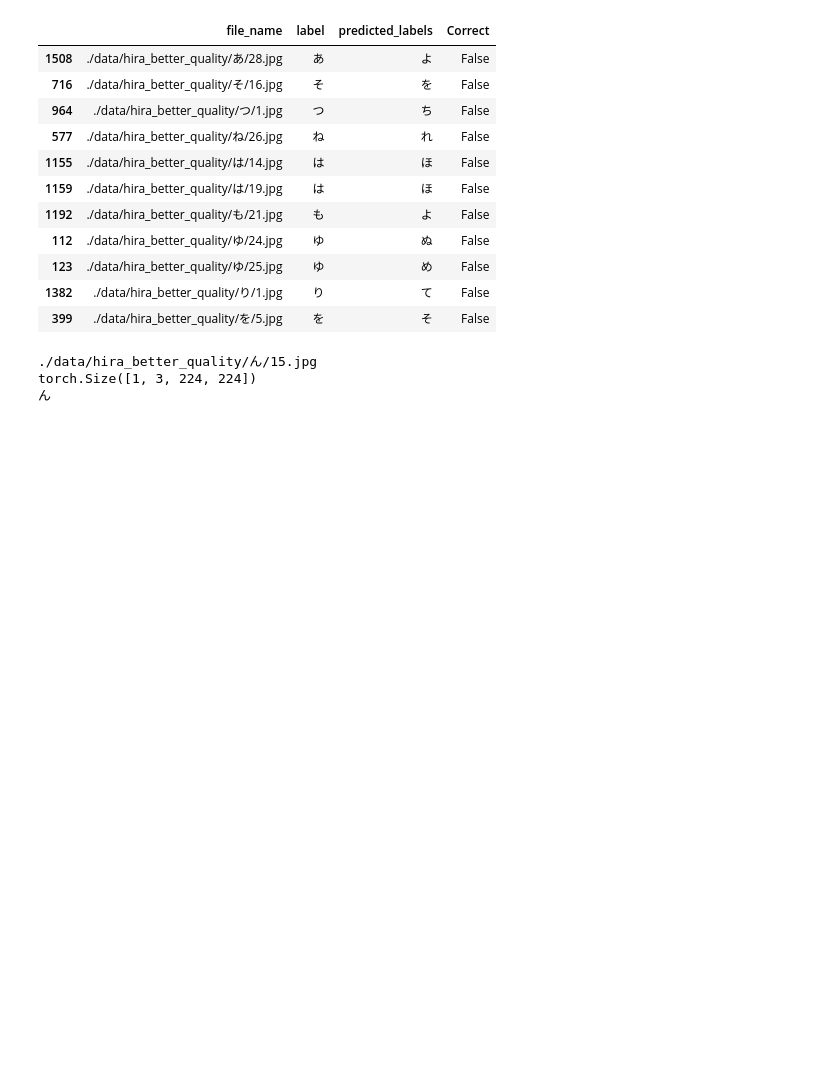
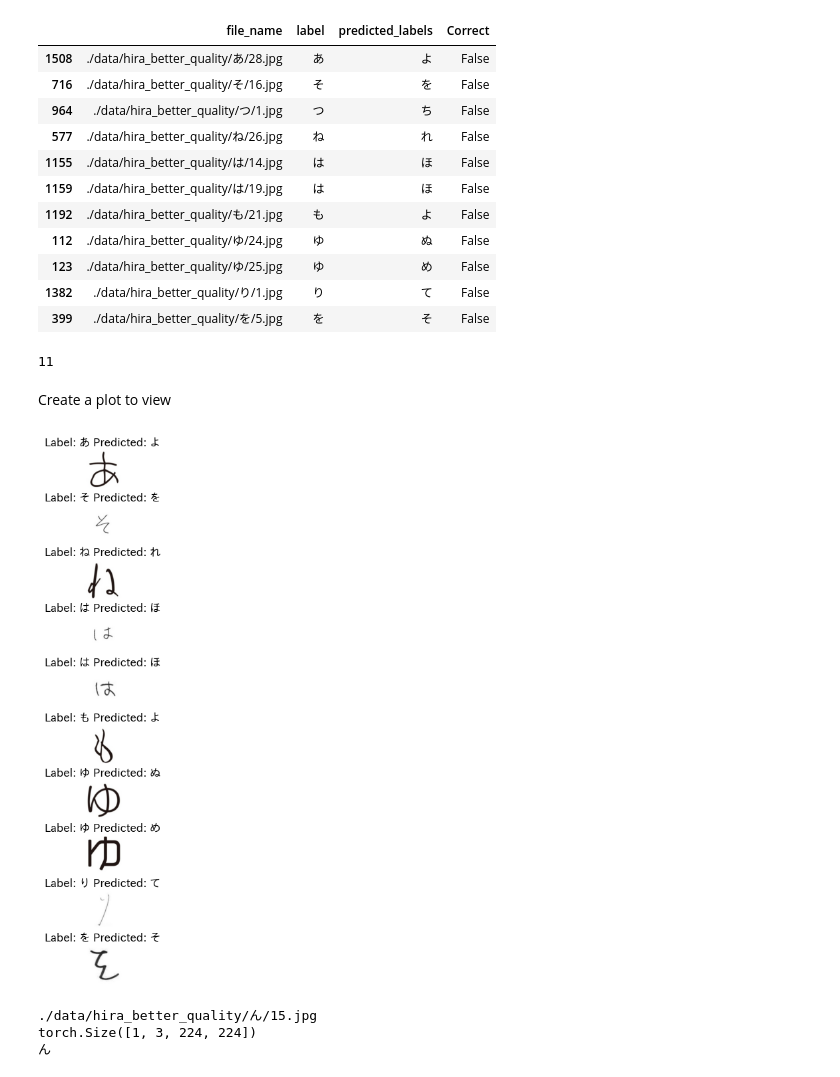
Before and after one commit to Tuan-LeHoang/hira_kata_recognition, a Jupyter notebook: Train.ipynb, the cells around one changed output. Cells and saved outputs as stored; diff of their text form; code cells hidden in the pictures; blank space fills up the shorter version.

```diff
--- a/Train.ipynb
+++ b/Train.ipynb
@@ -639,3 +639,9 @@ sort_df2
 | 123 | ./data/hira_better_quality/ゆ/25.jpg | ゆ | め | False |
 | 1382 | ./data/hira_better_quality/り/1.jpg | り | て | False |
 | 399 | ./data/hira_better_quality/を/5.jpg | を | そ | False |
+# %%
+len(sort_df2)
+# %% [output]
+11
+# %% [markdown]
+Create a plot to view
@@ -642,3 +653,36 @@ sort_df2
+# %%
+fig, axs = plt.subplots(len(sort_df2)-1, 1, figsize=(2, 10))
+
+# Iterate over the rows of the DataFrame
+i = 0
+for index, row in sort_df2.iterrows():
+    # Get the image path, label, and predicted label
+    if index == 964: continue
+    image_path = row['file_name']
+    label = row['label']
+    predicted_label = row['predicted_labels']
+
+    # Load and display the image
+    image = Image.open(image_path)
+    plt.imshow(image)
+    # print(image)
+    axs[i].imshow(image)
+    axs[i].set_title(f'Label: {label} Predicted: {predicted_label}')
+    axs[i].axis('off')
+
+    axs[i].set_xticks([])
+    axs[i].set_yticks([])
+    i+= 1
+
+# Adjust the spacing between subplots
+# plt.tight_layout()
+plt.subplots_adjust(left=0.1, right=0.9, bottom=0.1, top=0.9, wspace=0.2, hspace=0.5)
+
+plt.savefig('./models/1/explore_model/wrong_results.jpg')
+# Show the plot
+plt.show()
+# %% [output]
+[figure, added]
 # %%
 image_path = "./data/hira_better_quality/ん/15.jpg"
 a = inference_for_an_image(image_path = image_path, model_x = model_x)
```
Also changed, not shown: parts of 2 cells of this notebook.
